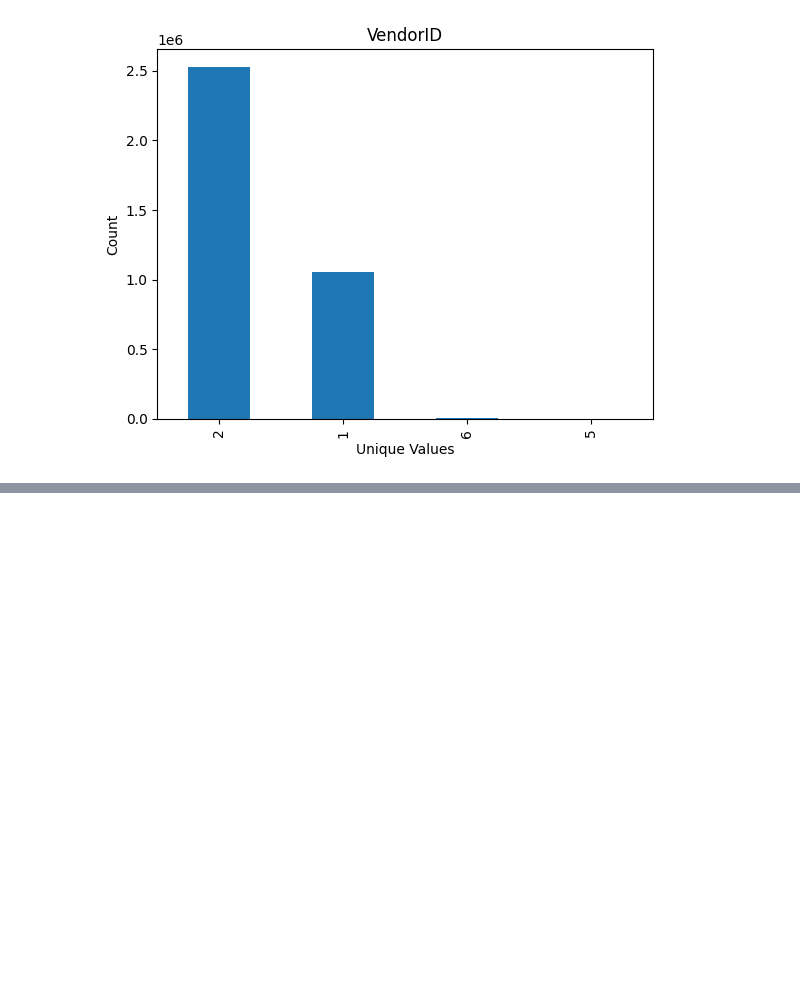
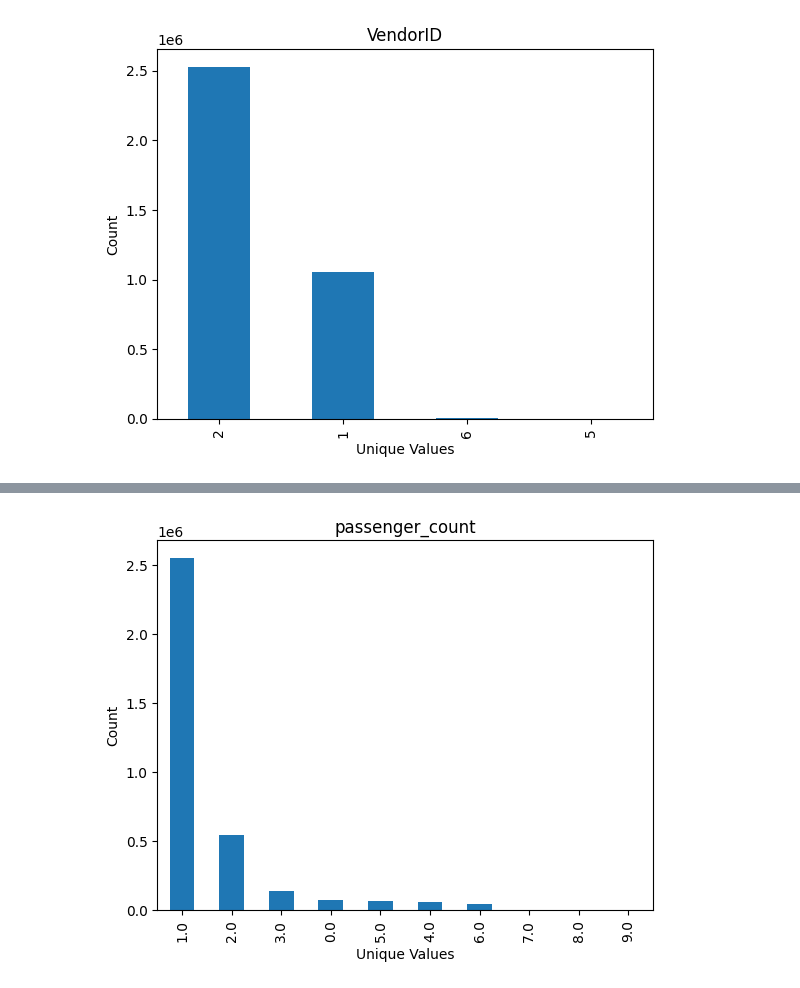
Before and after one commit to yulissateran/taxi-price-predictor, a Jupyter notebook: Taxi-Price-Predictor.ipynb, the cells around one changed output, grey strips where cells are left out. Drawn from its saved outputs; the diff is of its cells as text; code cells hidden in the pictures; blank space fills up the shorter version.

```diff
--- a/Taxi-Price-Predictor.ipynb
+++ b/Taxi-Price-Predictor.ipynb
@@ -113,0 +114,6 @@ Name: count, dtype: int64
+# %%
+plot_values(trips['passenger_count'], 'passenger_count', 'Unique Values', 'Count')
+
+## There are trips with 0 passegers? check this
+# %% [output]
+[figure, added]
```
Also changed, not shown: parts of 6 cells of this notebook, 35 other files.
